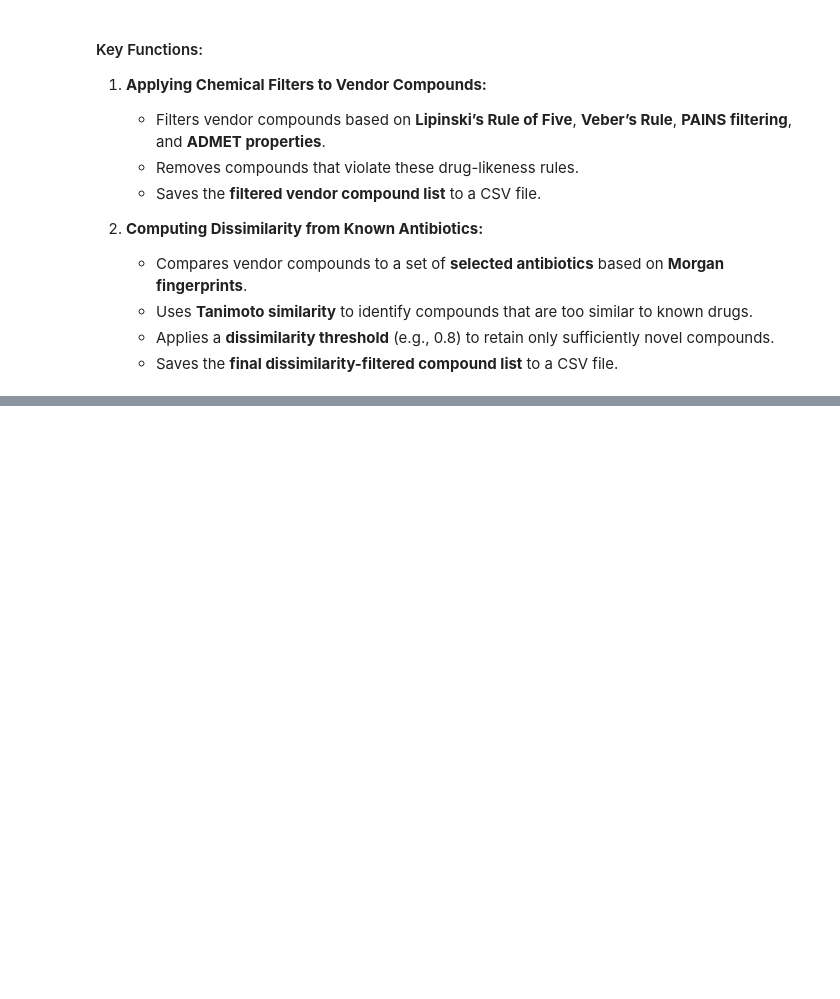
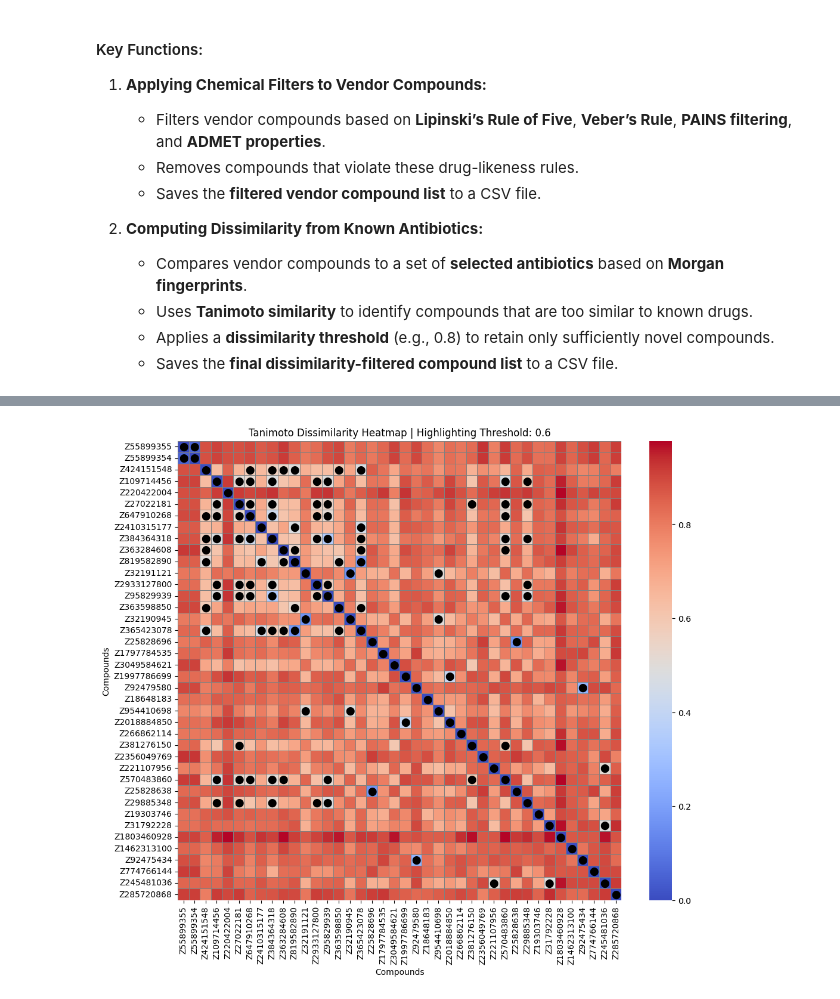
Before and after one commit to lfeidakis/ml_klebsiella_hit_identification, a Jupyter notebook: chemical_filtering.ipynb, the cells around one changed output, grey strips where cells are left out. Saved outputs shown, nothing was run; the diff lists cells and outputs as text; code cells hidden in the pictures; blank space fills up the shorter version.

```diff
--- a/chemical_filtering.ipynb
+++ b/chemical_filtering.ipynb
@@ -413 +304,57 @@ plot_dissimilarity_heatmap(dissimilarity_matrix, df["Name"].tolist(), threshold=
+# %%
+## PLOTS THE TANIMOTO DISSIMILARITY HEATMAP COMPARING VENDOR COMPOUNDS TO ONE ANOTHER ##
+
+# File path
+csv_file = "rankings/combined_ranking_top200_raw_morgan_log.csv"
+
+# Function to plot the heatmap with threshold highlighting
+def plot_dissimilarity_heatmap(dissim_matrix, labels, threshold=0.8):
+    """Plot heatmap of Tanimoto dissimilarity with clear highlights for values below threshold."""
+    plt.figure(figsize=(12, 10))
+
+    # Create the heatmap
+    ax = sns.heatmap(
+        dissim_matrix,
+        xticklabels=labels,
+        yticklabels=labels,
+        cmap="coolwarm",
+        linewidths=0.5,
+        linecolor="gray",
+        cbar=True
+    )
+
+    # Highlight pairs with dissimilarity < threshold
+    for i in range(len(labels)):
+        for j in range(len(labels)):
+            if dissim_matrix[i, j] < threshold:
+                ax.text(j + 0.5, i + 0.5, "⬤", ha='center', va='center',
+                        color='black', fontsize=10)
+
+    # Rotate labels for better readability
+    plt.xticks(rotation=90)
+    plt.yticks(rotation=0)
+
+    # Dynamic title with threshold info
+    plt.title(f"Tanimoto Dissimilarity Heatmap | Highlighting Threshold: {threshold}")
+
+    plt.xlabel("Compounds")
+    plt.ylabel("Compounds")
+    plt.show()
+
+# Load CSV file
+df = pd.read_csv(csv_file)
+
+# Keep only the first 40 rows for visualization
+df = df.iloc[:40]
+
+# Convert stored fingerprints to RDKit ExplicitBitVect
+df["Fingerprint"] = df["Morgan_Fingerprint"].apply(parse_vendor_fingerprint)
+
+# Compute dissimilarity matrix
+dissimilarity_matrix = compute_tanimoto_dissimilarity_comp_vs_comp(df["Fingerprint"].tolist())
+
+# Plot heatmap with threshold-based highlighting
+plot_dissimilarity_heatmap(dissimilarity_matrix, df["Name"].tolist(), threshold=0.6)
+# %% [output]
+[figure, added]
 # %%
```
Also changed, not shown: parts of 11 cells of this notebook, 2 other files.
